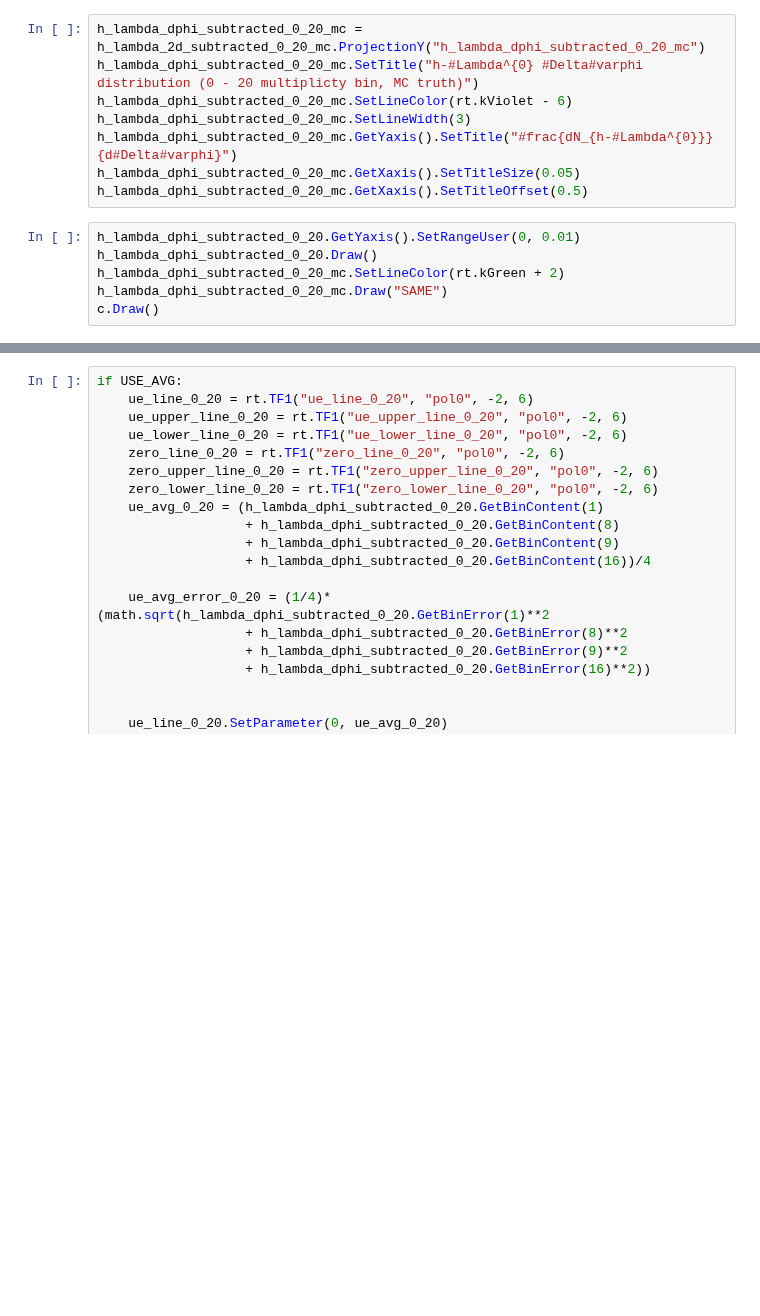
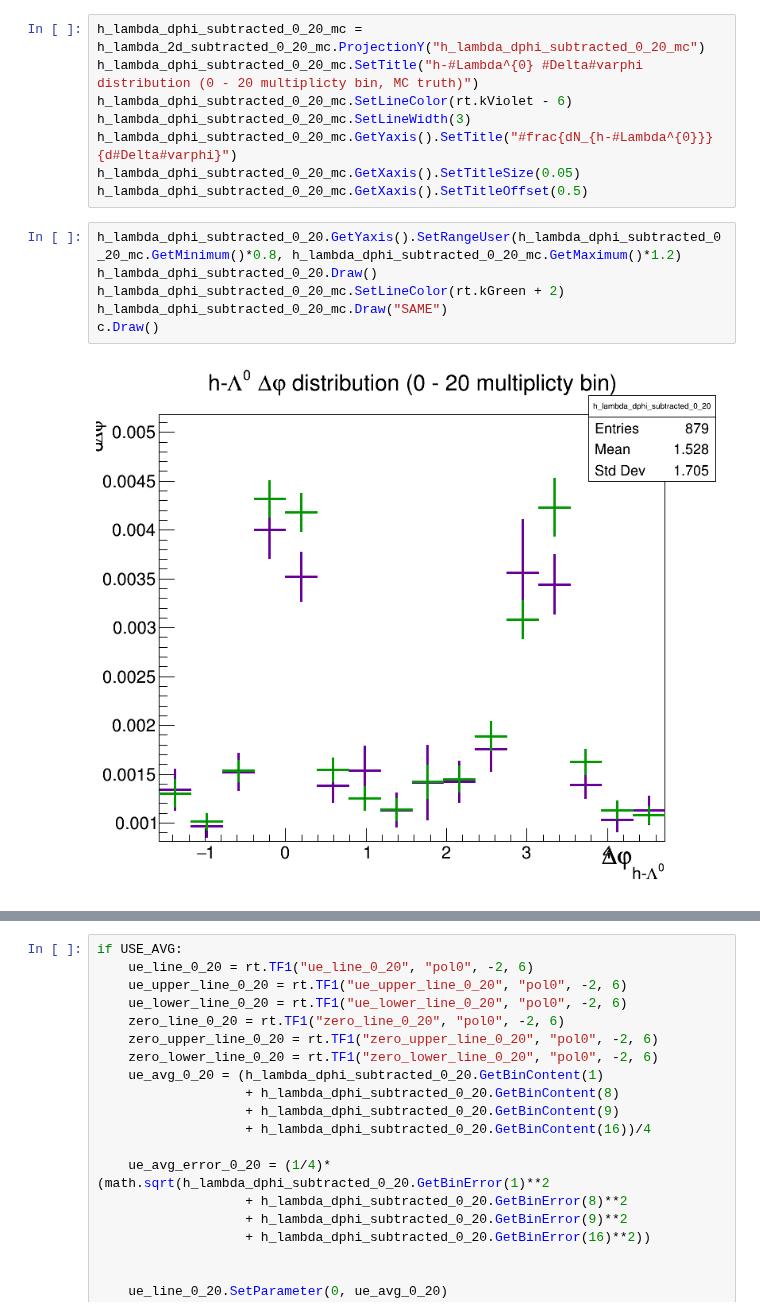
Before and after one commit to rhanniga/lambda-over-hadron, a Jupyter notebook: mc/offline/v0_closure_test.ipynb, the cells around one changed output, grey strips where cells are left out. Drawn from its saved outputs; the diff is of its cells as text; blank space fills up the shorter version.

```diff
--- a/mc/offline/v0_closure_test.ipynb
+++ b/mc/offline/v0_closure_test.ipynb
@@ -433,8 +459,10 @@ h_lambda_dphi_subtracted_0_20_mc.GetYaxis().SetTitle("#frac{dN_{h-#Lambda^{0}}}{
 h_lambda_dphi_subtracted_0_20_mc.GetXaxis().SetTitleSize(0.05)
 h_lambda_dphi_subtracted_0_20_mc.GetXaxis().SetTitleOffset(0.5)
 # %%
-h_lambda_dphi_subtracted_0_20.GetYaxis().SetRangeUser(0, 0.01)
+h_lambda_dphi_subtracted_0_20.GetYaxis().SetRangeUser(h_lambda_dphi_subtracted_0_20_mc.GetMinimum()*0.8, h_lambda_dphi_subtracted_0_20_mc.GetMaximum()*1.2)
 h_lambda_dphi_subtracted_0_20.Draw()
 h_lambda_dphi_subtracted_0_20_mc.SetLineColor(rt.kGreen + 2)
 h_lambda_dphi_subtracted_0_20_mc.Draw("SAME")
 c.Draw()
+# %% [output]
+[figure, added]
```
Also changed, not shown: parts of 33 cells of this notebook, 3 other files.
